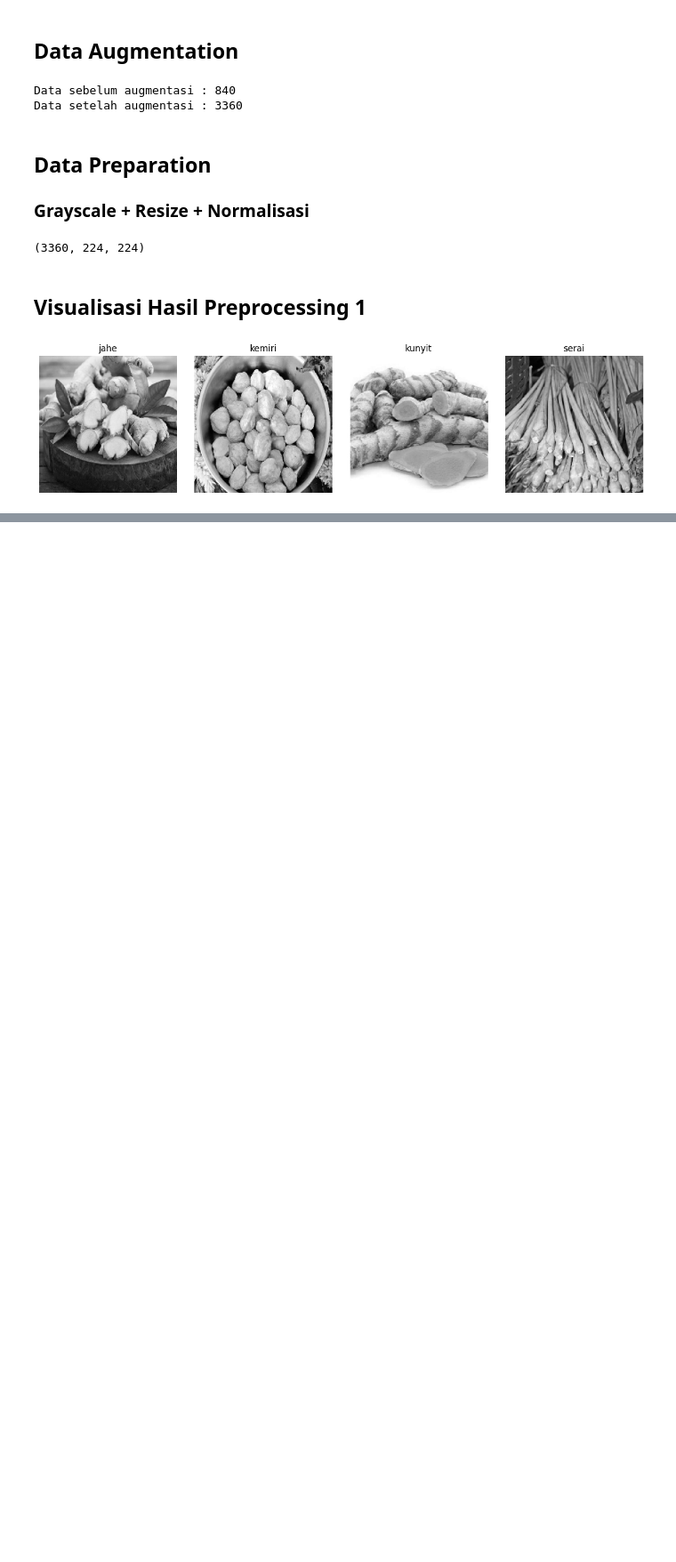
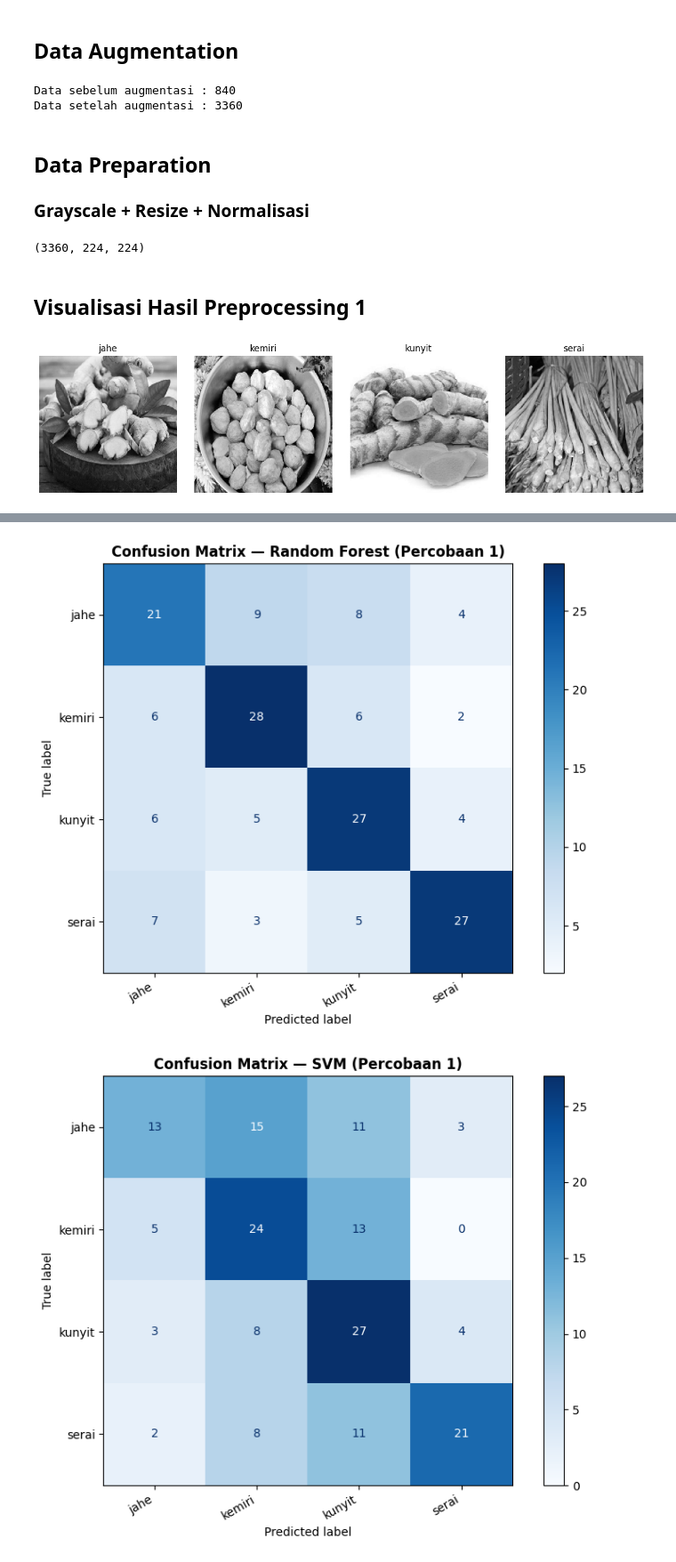
Before and after one commit to azkalarya/PROJECT-PCD-Klasifikasi-Jenis-Rempah, a Jupyter notebook: percobaan1.ipynb, the cells around one changed output, grey strips where cells are left out. Shown at 89% size. Cells and saved outputs as stored; diff of their text form; code cells hidden in the pictures; blank space fills up the shorter version.

```diff
--- a/percobaan1.ipynb
+++ b/percobaan1.ipynb
@@ -213,0 +477,15 @@ plt.show()
+# %%
+print("\n  SVM CLASSIFIER")
+print("="*55)
+
+svm.fit(X_train_norm, y_train)
+
+print("\n---------- Training Set ----------")
+y_pred_svm_train = svm.predict(X_train_norm)
+svm_train_acc, svm_train_prec, svm_train_rec, svm_train_f1 = generateClassificationReport(
+    y_train, y_pred_svm_train, "SVM — Training Set")
+
+print("\n---------- Testing Set ----------")
+y_pred_svm_test = svm.predict(X_test_norm)
+svm_test_acc, svm_test_prec, svm_test_rec, svm_test_f1 = generateClassificationReport(
+    y_test, y_pred_svm_test, "SVM — Testing Set")
@@ -213,0 +510,15 @@ plt.show()
+# %%
+print("\n KNN CLASSIFIER")
+print("="*55)
+
+knn.fit(X_train_norm, y_train)
+
+print("\n---------- Training Set ----------")
+y_pred_knn_train = knn.predict(X_train_norm)
+knn_train_acc, knn_train_prec, knn_train_rec, knn_train_f1 = generateClassificationReport(
+    y_train, y_pred_knn_train, "KNN — Training Set")
+
+print("\n---------- Testing Set ----------")
+y_pred_knn_test = knn.predict(X_test_norm)
+knn_test_acc, knn_test_prec, knn_test_rec, knn_test_f1 = generateClassificationReport(
+    y_test, y_pred_knn_test, "KNN — Testing Set")
@@ -213,0 +543,18 @@ plt.show()
+# %%
+def plot_confusion_matrix(y_true, y_pred, title):
+    cm   = confusion_matrix(y_true, y_pred)
+    disp = ConfusionMatrixDisplay(confusion_matrix=cm,
+                                  display_labels=np.unique(y_true))
+    fig, ax = plt.subplots(figsize=(8, 6))
+    disp.plot(cmap=plt.cm.Blues, ax=ax)
+    plt.title(title, fontsize=12, fontweight='bold')
+    plt.xticks(rotation=30, ha='right')
+    plt.tight_layout()
+    plt.show()
+
+plot_confusion_matrix(y_test, y_pred_rf_test,  "Confusion Matrix — Random Forest (Percobaan 1)")
+plot_confusion_matrix(y_test, y_pred_svm_test, "Confusion Matrix — SVM (Percobaan 1)")
+plot_confusion_matrix(y_test, y_pred_knn_test, "Confusion Matrix — KNN (Percobaan 1)")
+# %% [output]
+[figure, added]
+[figure, added]
```
Also changed, not shown: parts of 13 cells of this notebook, 1 other file.
